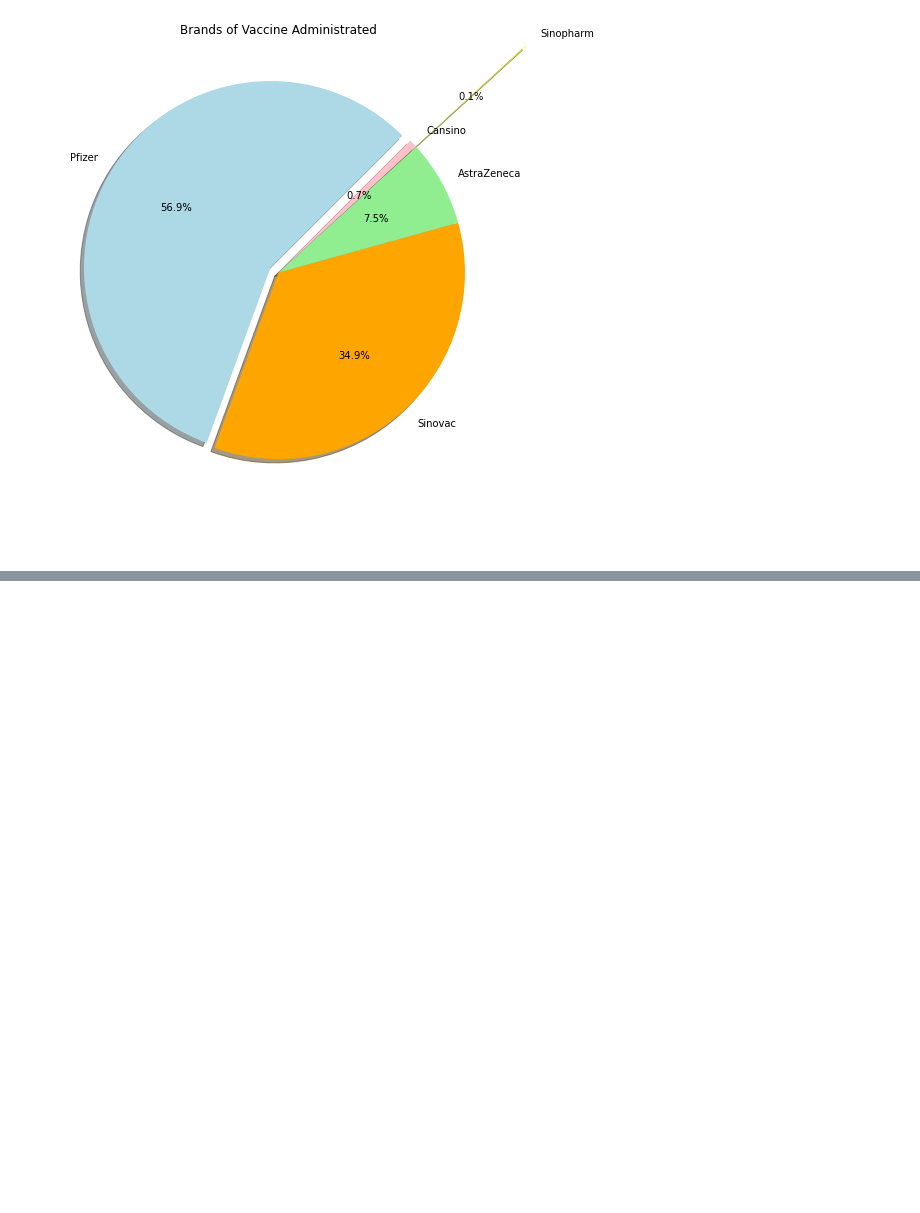
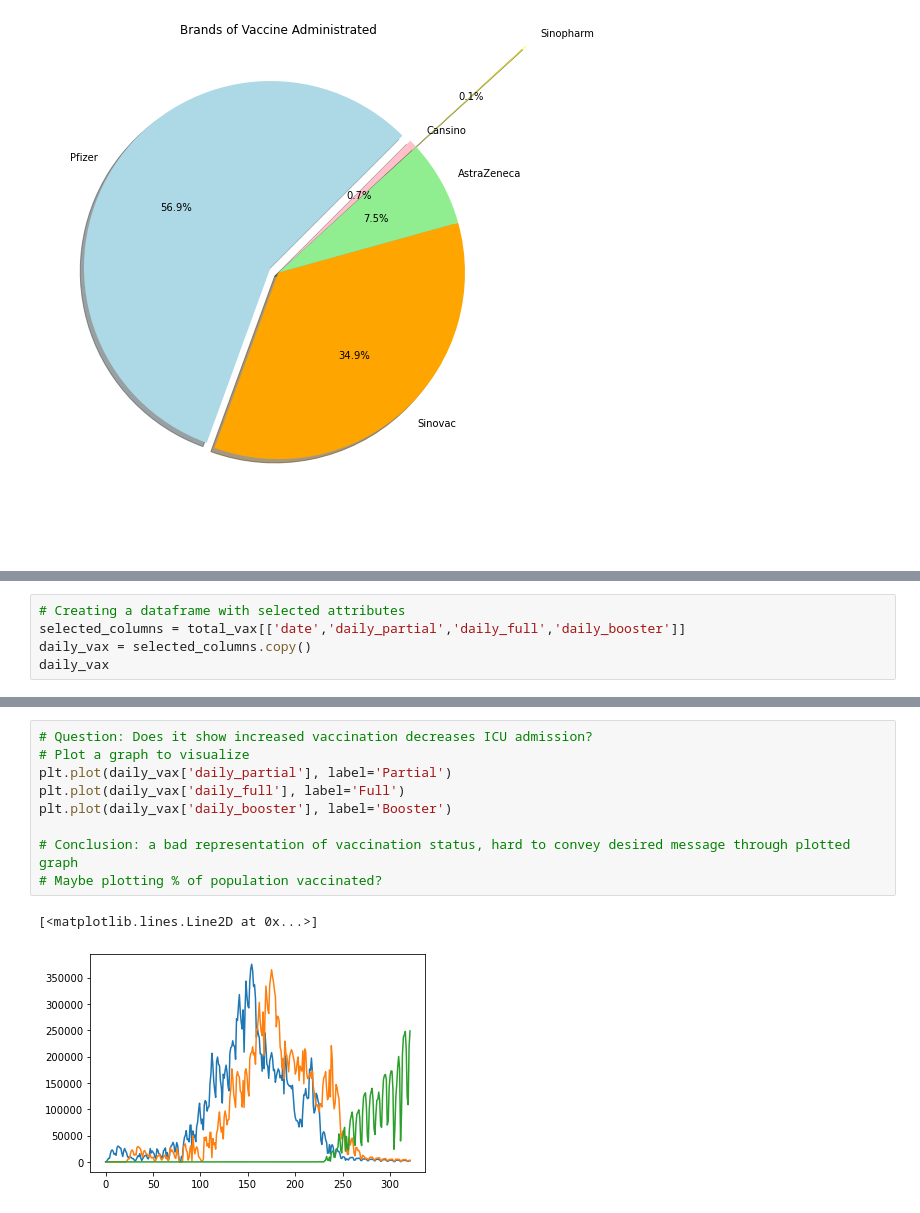
Before and after one commit to Karmen-Tee/covid19-public, a Jupyter notebook: Descriptive Analysis.ipynb, the cells around one changed output, grey strips where cells are left out. Drawn from its saved outputs; the diff is of its cells as text; blank space fills up the shorter version.

```diff
--- a/Descriptive Analysis.ipynb
+++ b/Descriptive Analysis.ipynb
@@ -569,0 +623,5 @@ plt.show()
+# %%
+# Creating a dataframe with selected attributes
+selected_columns = total_vax[['date','daily_partial','daily_full','daily_booster']]
+daily_vax = selected_columns.copy()
+daily_vax
@@ -569,0 +642,12 @@ plt.show()
+# %%
+# Question: Does it show increased vaccination decreases ICU admission?
+# Plot a graph to visualize
+plt.plot(daily_vax['daily_partial'], label='Partial')
+plt.plot(daily_vax['daily_full'], label='Full')
+plt.plot(daily_vax['daily_booster'], label='Booster')
+
+# Conclusion: a bad representation of vaccination status, hard to convey desired message through plotted graph
+# Maybe plotting % of population vaccinated?
+# %% [output]
+[<matplotlib.lines.Line2D at 0x...>]
+[figure, added]
```
Also changed, not shown: parts of 17 cells of this notebook.
